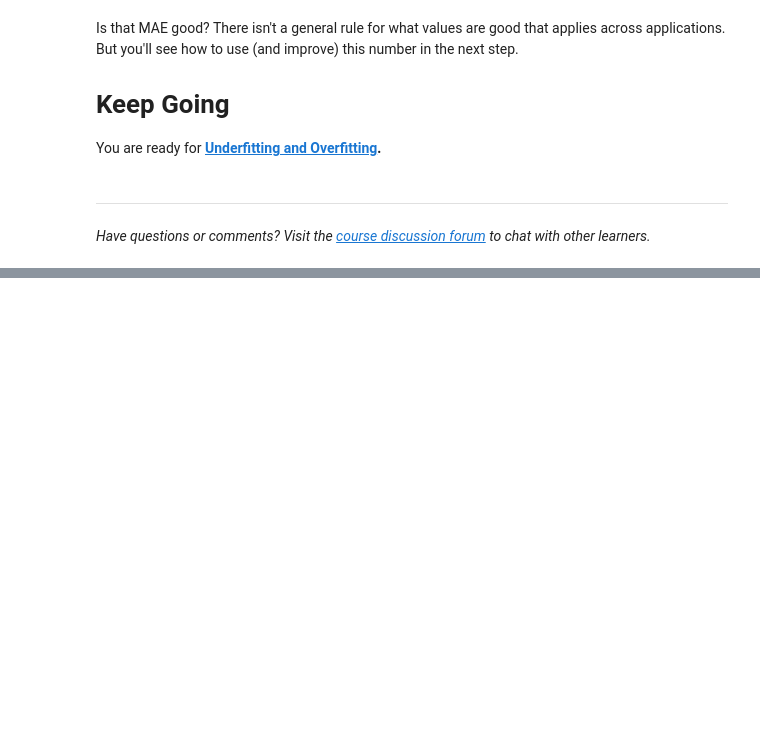
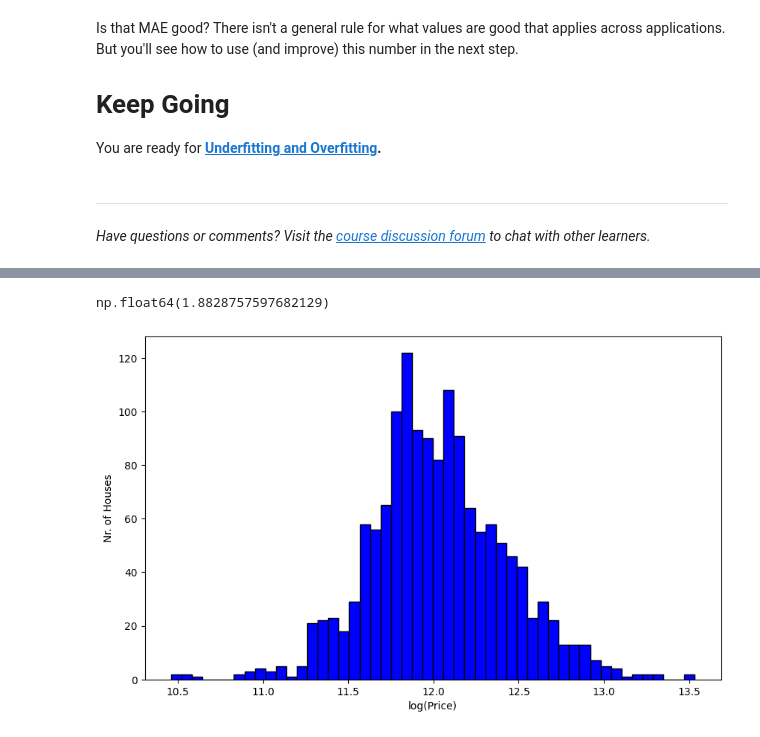
Before and after one commit to aximbr/My_kaggle, a Jupyter notebook: 001/exercise-model-validation.ipynb, the cells around one changed output, grey strips where cells are left out. Saved outputs shown, nothing was run; the diff lists cells and outputs as text; code cells hidden in the pictures; blank space fills up the shorter version.

```diff
--- a/001/exercise-model-validation.ipynb
+++ b/001/exercise-model-validation.ipynb
@@ -137,0 +221,16 @@ You are ready for **[Underfitting and Overfitting](https://www.kaggle.com/dansbe
+# %%
+y.skew()
+# %% [output]
+np.float64(1.8828757597682129)
+# %%
+import numpy as np
+y_log = np.log(y)
+y_log.skew()
+
+plt.figure(figsize=(10,6))
+plt.hist(y_log, bins=50, edgecolor='black', color='blue')
+plt.xlabel('log(Price)')
+plt.ylabel('Nr. of Houses')
+plt.show()
+# %% [output]
+[figure, added]
```
Also changed, not shown: parts of 7 cells of this notebook, 1 other file.
